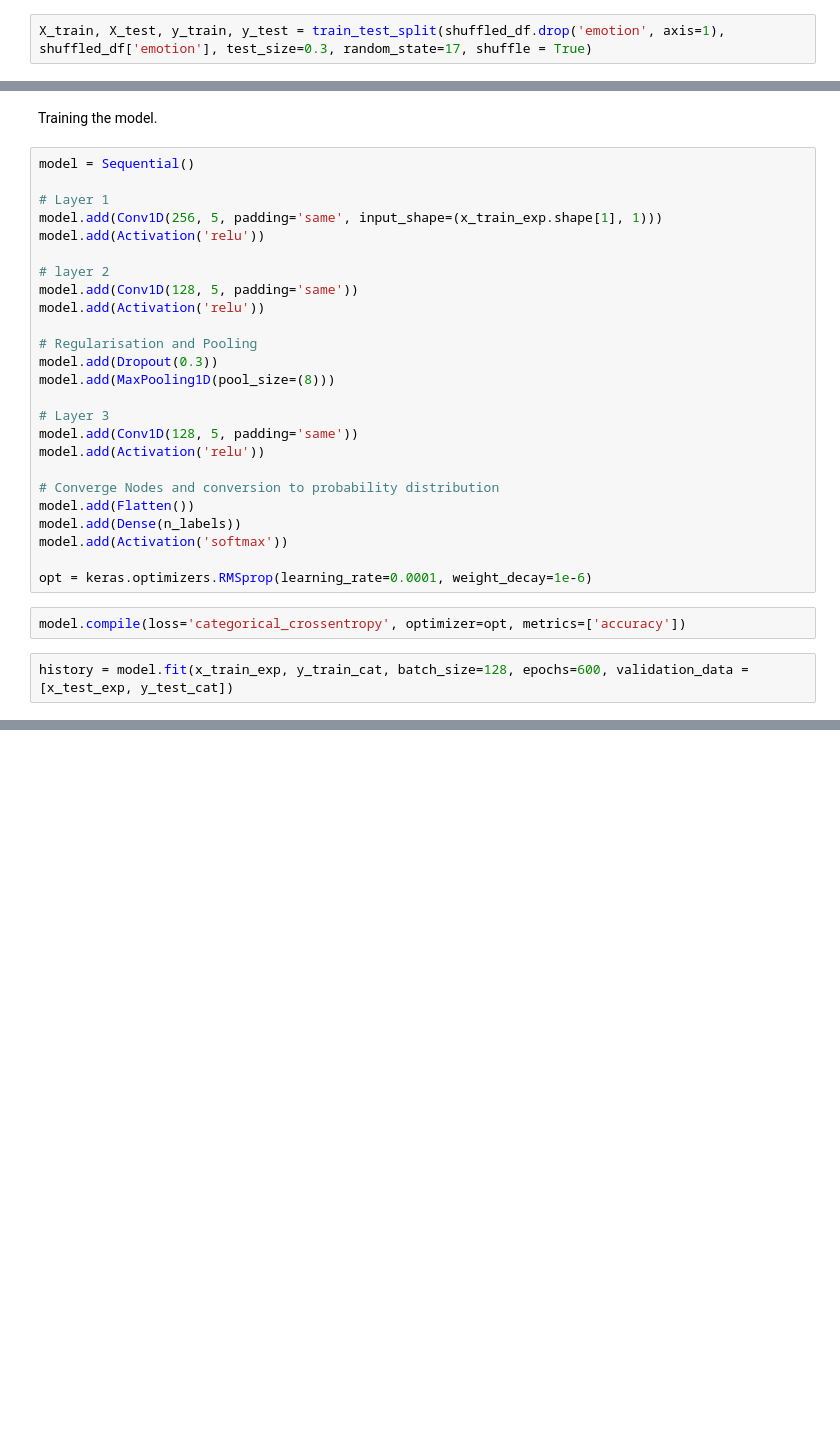
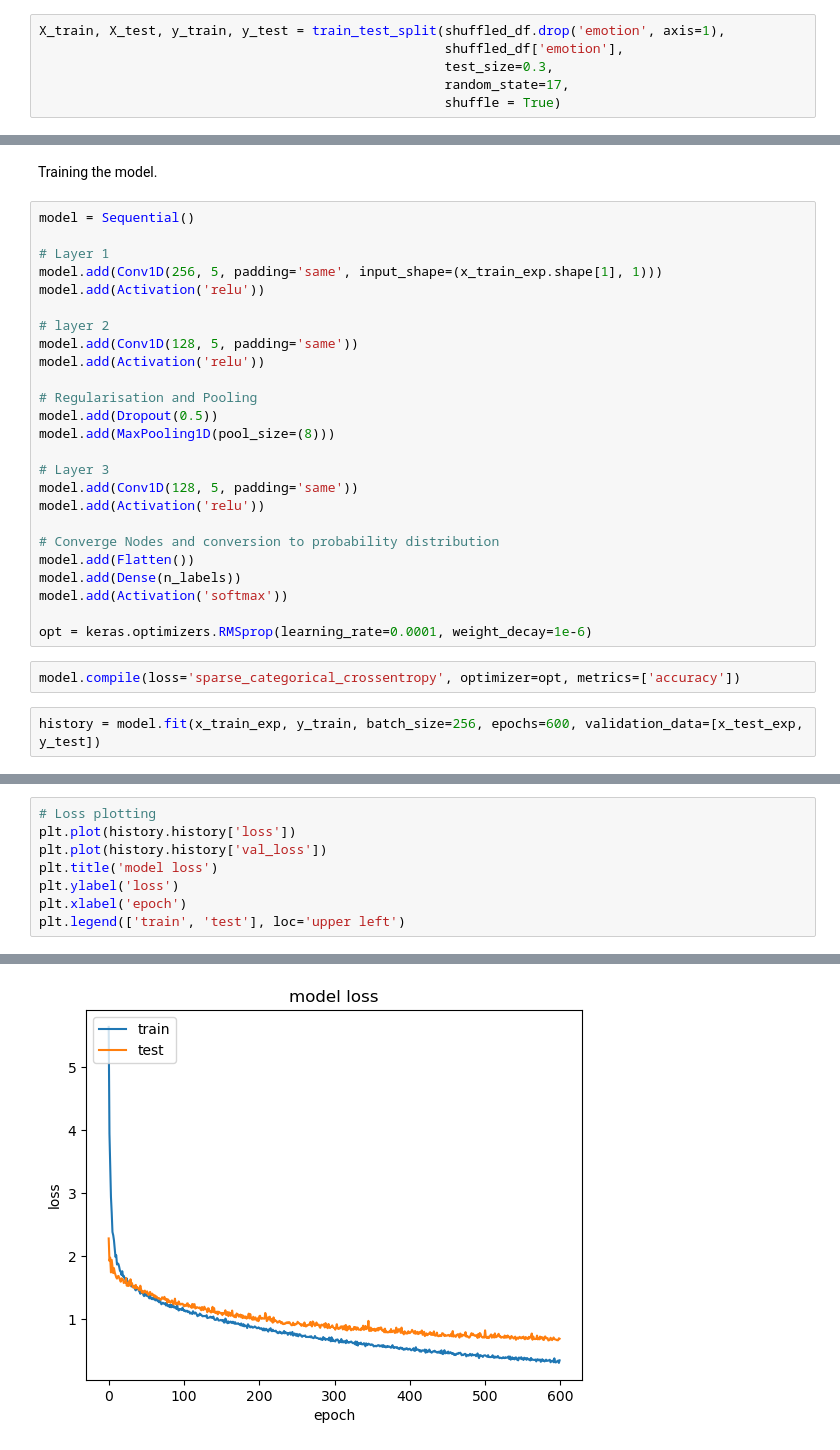
Before and after one commit to benteoh/reactberry, a Jupyter notebook: SentimentModel/SentimentModelTraining.ipynb, the cells around one changed output, grey strips where cells are left out. Drawn from its saved outputs; the diff is of its cells as text; blank space fills up the shorter version.

Commit message:
Updated model and linked emotions

```diff
--- a/SentimentModel/SentimentModelTraining.ipynb
+++ b/SentimentModel/SentimentModelTraining.ipynb
@@ -55,2 +57,6 @@ shuffled_df = labelled_df.sample(frac=1).reset_index(drop=True)
 # %%
-X_train, X_test, y_train, y_test = train_test_split(shuffled_df.drop('emotion', axis=1), shuffled_df['emotion'], test_size=0.3, random_state=17, shuffle = True)
+X_train, X_test, y_train, y_test = train_test_split(shuffled_df.drop('emotion', axis=1),
+                                                    shuffled_df['emotion'],
+                                                    test_size=0.3,
+                                                    random_state=17,
+                                                    shuffle = True)
@@ -78,7 +77,7 @@ model.add(Conv1D(128, 5, padding='same'))
 model.add(Activation('relu'))
 
 # Regularisation and Pooling
-model.add(Dropout(0.3))
+model.add(Dropout(0.5))
 model.add(MaxPooling1D(pool_size=(8)))
 
 # Layer 3
@@ -92,8 +91,8 @@ model.add(Activation('softmax'))
 
 opt = keras.optimizers.RMSprop(learning_rate=0.0001, weight_decay=1e-6)
 # %%
-model.compile(loss='categorical_crossentropy', optimizer=opt, metrics=['accuracy'])
+model.compile(loss='sparse_categorical_crossentropy', optimizer=opt, metrics=['accuracy'])
 # %%
-history = model.fit(x_train_exp, y_train_cat, batch_size=128, epochs=600, validation_data = [x_test_exp, y_test_cat])
+history = model.fit(x_train_exp, y_train, batch_size=256, epochs=600, validation_data=[x_test_exp, y_test])
 # %% [output]
 Epoch 1/600
@@ -162,0 +135,9 @@ final_df = actual_df.join(pred_df)
+# %%
+# Loss plotting
+plt.plot(history.history['loss'])
+plt.plot(history.history['val_loss'])
+plt.title('model loss')
+plt.ylabel('loss')
+plt.xlabel('epoch')
+plt.legend(['train', 'test'], loc='upper left')
+# %% [output]
@@ -162,0 +145 @@ final_df = actual_df.join(pred_df)
+[figure, added]
```
Also changed, not shown: parts of 30 cells of this notebook, 4 other files.
